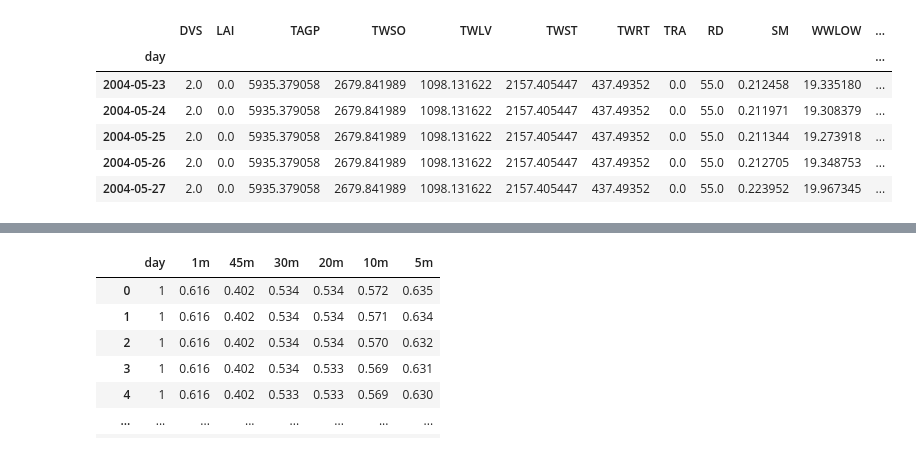
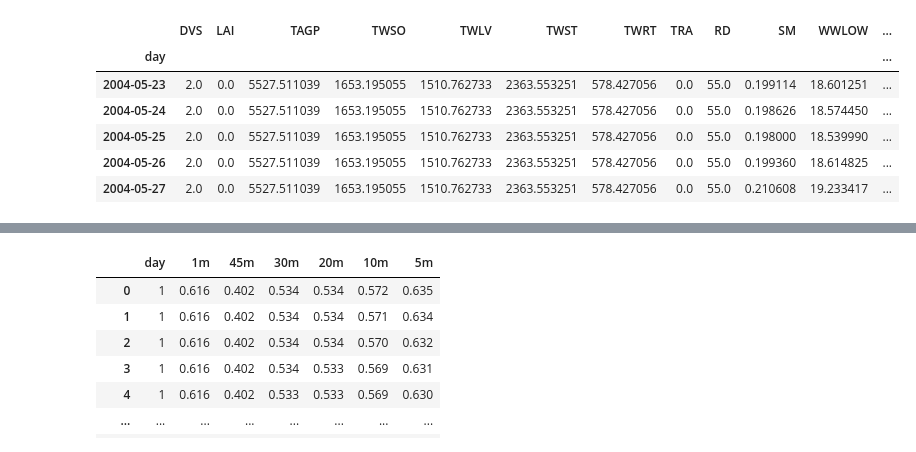
Before and after one commit to Lucas-Emmanuel/-WOFOST-Calibration_Morocco, a Jupyter notebook: Validation in Field V4.ipynb, the cells around one changed output, grey strips where cells are left out. Saved outputs shown, nothing was run; the diff lists cells and outputs as text; code cells hidden in the pictures.

```diff
--- a/Validation in Field V4.ipynb
+++ b/Validation in Field V4.ipynb
@@ -1,37 +1,37 @@
 # %%
 # Validation in Field V4
 
 import sys, os
 import matplotlib
 import matplotlib.pyplot as plt
 import pandas as pd
-data_dir = os.path.join(os.getcwd(), "F4")
+data_dir = os.path.join(os.getcwd(), "V4")
 import pcse
-cropfile = os.path.join(data_dir, 'F4.crop')
+cropfile = os.path.join(data_dir, 'V4.crop')
 from pcse.fileinput import CABOFileReader
 cropdata = CABOFileReader(cropfile)
 soilfile = os.path.join(data_dir, 'MO4.soil')
 soildata = CABOFileReader(soilfile)
 from pcse.util import WOFOST71SiteDataProvider
-sitedata = WOFOST71SiteDataProvider(WAV=0.245, CO2=360)
+sitedata = WOFOST71SiteDataProvider(WAV=1, CO2=360)
 from pcse.base import ParameterProvider
 parameters = ParameterProvider(cropdata=cropdata, soildata=soildata, sitedata=sitedata)
 from pcse.fileinput import YAMLAgroManagementReader
-agromanagement_file = os.path.join(data_dir, 'F4_calendar.agro')
+agromanagement_file = os.path.join(data_dir, 'V4_calendar.agro')
 agromanagement = YAMLAgroManagementReader(agromanagement_file)
 from pcse.fileinput import ExcelWeatherDataProvider
-wdp = ExcelWeatherDataProvider("Climat_F4.xlsx")
+wdp = ExcelWeatherDataProvider("Climat_2003-2004.xlsx")
 from pcse.models import Wofost71_WLP_FD
 wofsim = Wofost71_WLP_FD(parameters, wdp, agromanagement)
 wofsim.run_till_terminate()
 df_results = pd.DataFrame(wofsim.get_output())
 df_results = df_results.set_index("day")
 df_results.tail()
 # %% [output]
 |  | DVS | LAI | TAGP | TWSO | TWLV | TWST | TWRT | TRA | RD | SM | WWLOW | ... |
 | day |  |  |  |  |  |  |  |  |  |  |  | ... |
-| 2004-05-23 | 2.0 | 0.0 | 5935.379058 | 2679.841989 | 1098.131622 | 2157.405447 | 437.49352 | 0.0 | 55.0 | 0.212458 | 19.335180 | ... |
-| 2004-05-24 | 2.0 | 0.0 | 5935.379058 | 2679.841989 | 1098.131622 | 2157.405447 | 437.49352 | 0.0 | 55.0 | 0.211971 | 19.308379 | ... |
-| 2004-05-25 | 2.0 | 0.0 | 5935.379058 | 2679.841989 | 1098.131622 | 2157.405447 | 437.49352 | 0.0 | 55.0 | 0.211344 | 19.273918 | ... |
-| 2004-05-26 | 2.0 | 0.0 | 5935.379058 | 2679.841989 | 1098.131622 | 2157.405447 | 437.49352 | 0.0 | 55.0 | 0.212705 | 19.348753 | ... |
-| 2004-05-27 | 2.0 | 0.0 | 5935.379058 | 2679.841989 | 1098.131622 | 2157.405447 | 437.49352 | 0.0 | 55.0 | 0.223952 | 19.967345 | ... |
+| 2004-05-23 | 2.0 | 0.0 | 5527.511039 | 1653.195055 | 1510.762733 | 2363.553251 | 578.427056 | 0.0 | 55.0 | 0.199114 | 18.601251 | ... |
+| 2004-05-24 | 2.0 | 0.0 | 5527.511039 | 1653.195055 | 1510.762733 | 2363.553251 | 578.427056 | 0.0 | 55.0 | 0.198626 | 18.574450 | ... |
+| 2004-05-25 | 2.0 | 0.0 | 5527.511039 | 1653.195055 | 1510.762733 | 2363.553251 | 578.427056 | 0.0 | 55.0 | 0.198000 | 18.539990 | ... |
+| 2004-05-26 | 2.0 | 0.0 | 5527.511039 | 1653.195055 | 1510.762733 | 2363.553251 | 578.427056 | 0.0 | 55.0 | 0.199360 | 18.614825 | ... |
+| 2004-05-27 | 2.0 | 0.0 | 5527.511039 | 1653.195055 | 1510.762733 | 2363.553251 | 578.427056 | 0.0 | 55.0 | 0.210608 | 19.233417 | ... |
```
Also changed, not shown: parts of 3 cells of this notebook.
